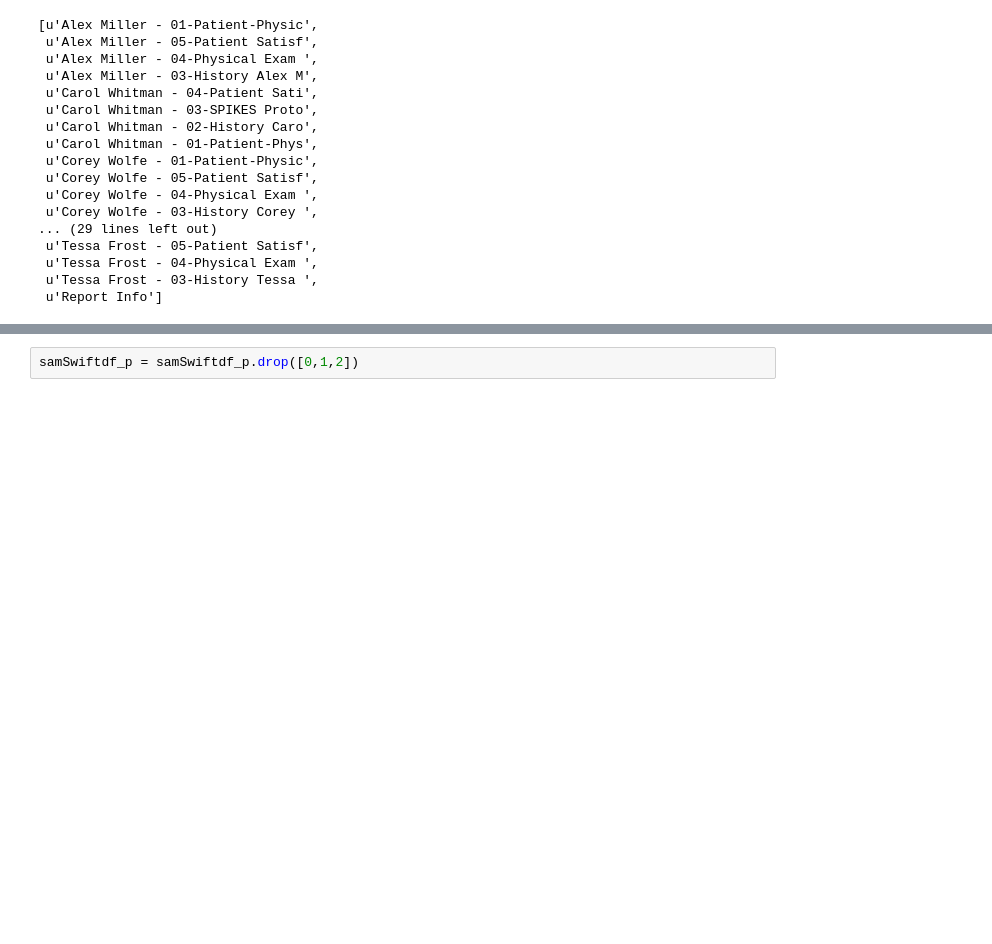
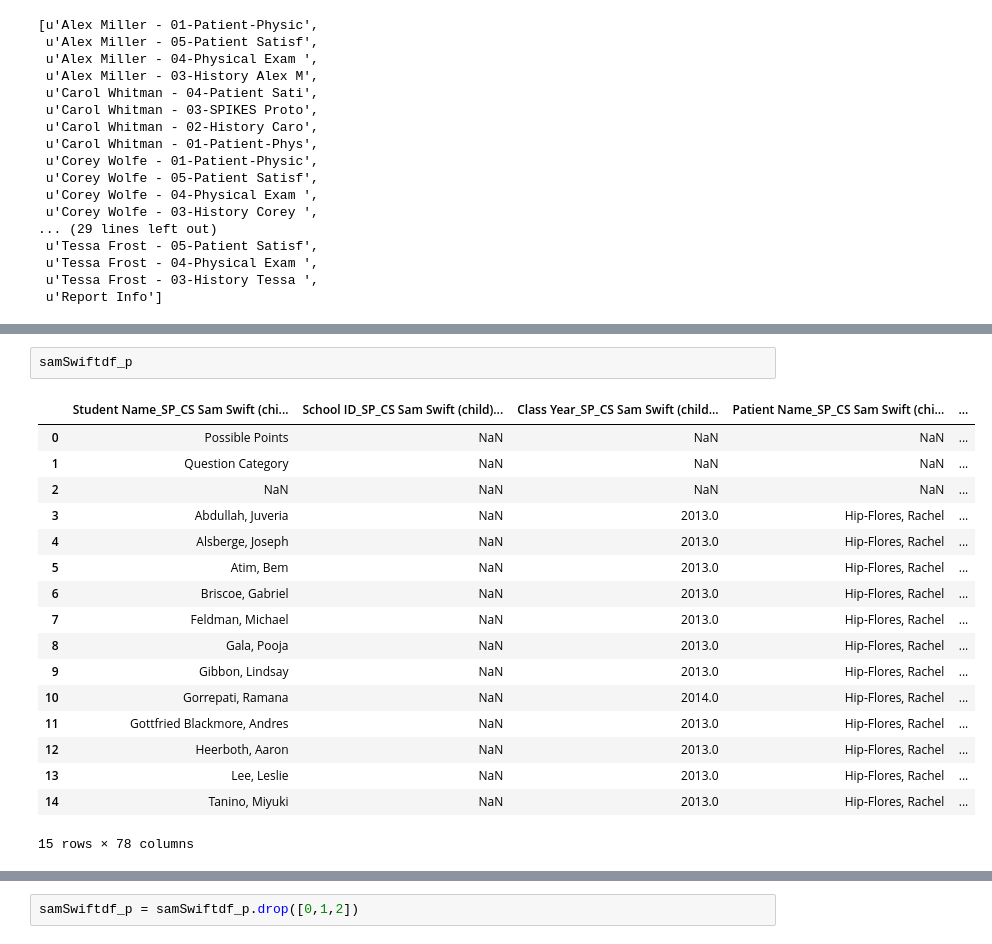
Before and after one commit to RagesMR/8800, a Jupyter notebook: marika_notebook.ipynb, the cells around one changed output, grey strips where cells are left out. Cells and saved outputs as stored; diff of their text form; blank space fills up the shorter version.

```diff
--- a/marika_notebook.ipynb
+++ b/marika_notebook.ipynb
@@ -104,0 +276,20 @@ WARNING *** OLE2 inconsistency: SSCS size is 0 but SSAT size is non-zero
+# %%
+samSwiftdf_p
+# %% [output]
+|  | Student Name_SP_CS Sam Swift (chi... | School ID_SP_CS Sam Swift (child)... | Class Year_SP_CS Sam Swift (child... | Patient Name_SP_CS Sam Swift (chi... | ... |
+| 0 | Possible Points | NaN | NaN | NaN | ... |
+| 1 | Question Category | NaN | NaN | NaN | ... |
+| 2 | NaN | NaN | NaN | NaN | ... |
+| 3 | Abdullah, Juveria | NaN | 2013.0 | Hip-Flores, Rachel | ... |
+| 4 | Alsberge, Joseph | NaN | 2013.0 | Hip-Flores, Rachel | ... |
+| 5 | Atim, Bem | NaN | 2013.0 | Hip-Flores, Rachel | ... |
+| 6 | Briscoe, Gabriel | NaN | 2013.0 | Hip-Flores, Rachel | ... |
+| 7 | Feldman, Michael | NaN | 2013.0 | Hip-Flores, Rachel | ... |
+| 8 | Gala, Pooja | NaN | 2013.0 | Hip-Flores, Rachel | ... |
+| 9 | Gibbon, Lindsay | NaN | 2013.0 | Hip-Flores, Rachel | ... |
+| 10 | Gorrepati, Ramana | NaN | 2014.0 | Hip-Flores, Rachel | ... |
+| 11 | Gottfried Blackmore, Andres | NaN | 2013.0 | Hip-Flores, Rachel | ... |
+| 12 | Heerboth, Aaron | NaN | 2013.0 | Hip-Flores, Rachel | ... |
+| 13 | Lee, Leslie | NaN | 2013.0 | Hip-Flores, Rachel | ... |
+| 14 | Tanino, Miyuki | NaN | 2013.0 | Hip-Flores, Rachel | ... |
+15 rows × 78 columns
```
Also changed, not shown: parts of 43 cells of this notebook, 21 other files.
